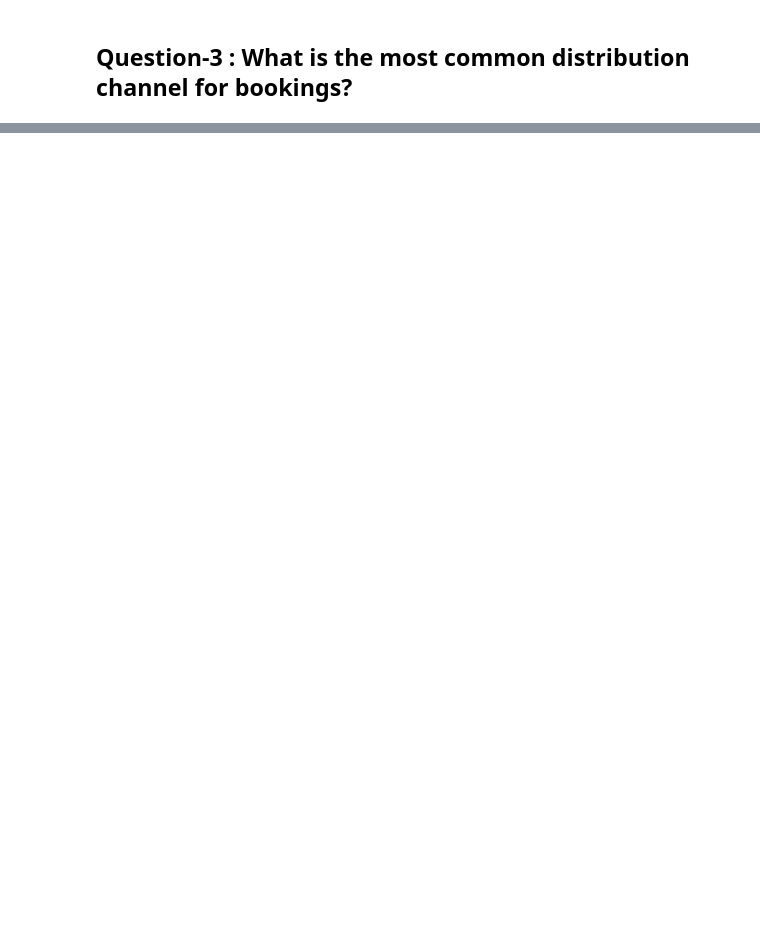
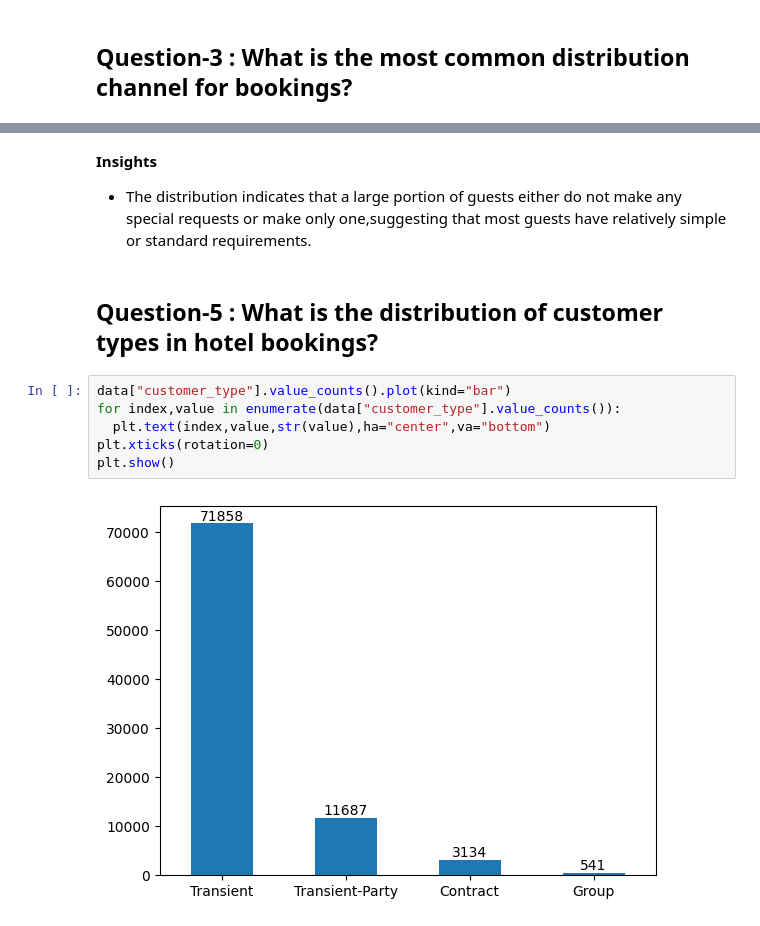
Before and after one commit to Adnan12345678910/Hotel_Booking_Analysis, a Jupyter notebook: Hotel_Bookings.ipynb, the cells around one changed output, grey strips where cells are left out. Saved outputs shown, nothing was run; the diff lists cells and outputs as text; blank space fills up the shorter version.

```diff
--- a/Hotel_Bookings.ipynb
+++ b/Hotel_Bookings.ipynb
@@ -498,0 +583,13 @@ for i,m in enumerate(distribution_channel_value_counts):
+# %% [markdown]
+**Insights**
+- The distribution indicates that a large portion of guests either do not make any special requests or make only one,suggesting that most guests have relatively simple or standard requirements.
+# %% [markdown]
+## Question-5 : What is the distribution of customer types in hotel bookings?
+# %%
+data["customer_type"].value_counts().plot(kind="bar")
+for index,value in enumerate(data["customer_type"].value_counts()):
+  plt.text(index,value,str(value),ha="center",va="bottom")
+plt.xticks(rotation=0)
+plt.show()
+# %% [output]
+[figure, added]
```
Also changed, not shown: parts of 137 cells of this notebook.
